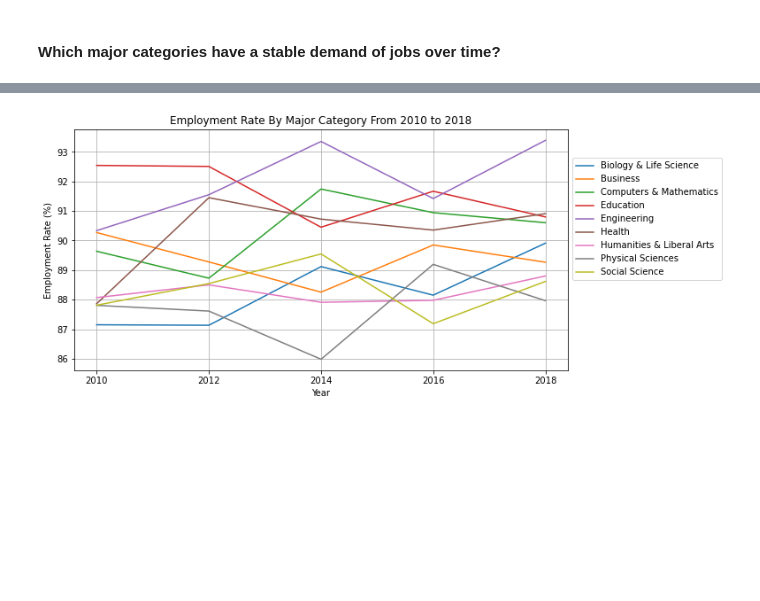
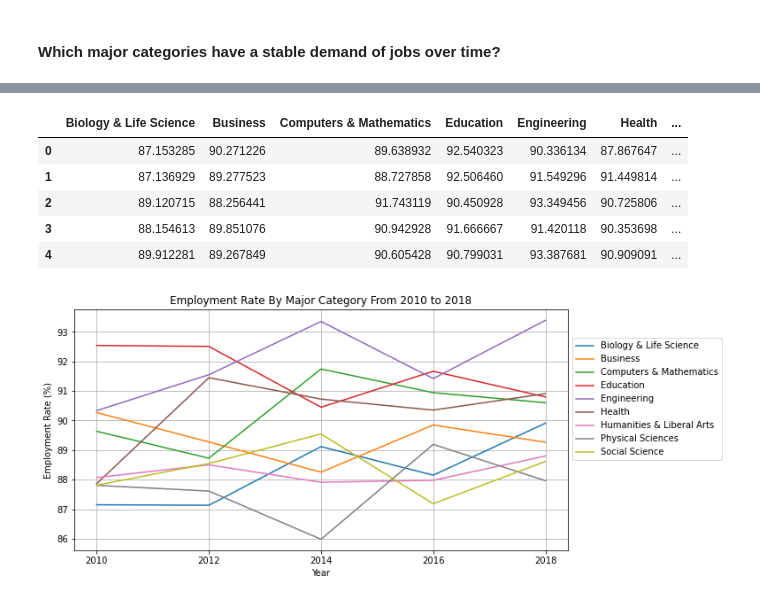
Before and after one commit to UCB-stat-159-s22/hw07-Group21, a Jupyter notebook: stephen-main.ipynb, the cells around one changed output, grey strips where cells are left out. Saved outputs shown, nothing was run; the diff lists cells and outputs as text; code cells hidden in the pictures; blank space fills up the shorter version.

Commit message:
added read_csv

```diff
--- a/stephen-main.ipynb
+++ b/stephen-main.ipynb
@@ -90,6 +90,16 @@ See the caveats in the documentation: https://pandas.pydata.org/pandas-docs/stab
 # %%
 # save the dataframe to save memory in Binder
 # employment_rate_df.to_csv("data/pums/processed/employment_rate_processed.csv", index=False)
+# %%
+employment_rate_df = pd.read_csv("data/pums/processed/employment_rate_processed.csv")
+employment_rate_df.head()
+# %% [output]
+|  | Biology & Life Science | Business | Computers & Mathematics | Education | Engineering | Health | ... |
+| 0 | 87.153285 | 90.271226 | 89.638932 | 92.540323 | 90.336134 | 87.867647 | ... |
+| 1 | 87.136929 | 89.277523 | 88.727858 | 92.506460 | 91.549296 | 91.449814 | ... |
+| 2 | 89.120715 | 88.256441 | 91.743119 | 90.450928 | 93.349456 | 90.725806 | ... |
+| 3 | 88.154613 | 89.851076 | 90.942928 | 91.666667 | 91.420118 | 90.353698 | ... |
+| 4 | 89.912281 | 89.267849 | 90.605428 | 90.799031 | 93.387681 | 90.909091 | ... |
 # %%
 # plotting the employment rate trend
 plotting_trend(employment_rate_df, "Employment Rate By Major Category From 2010 to 2018",\
```
Also changed, not shown: parts of 1 cell of this notebook.
